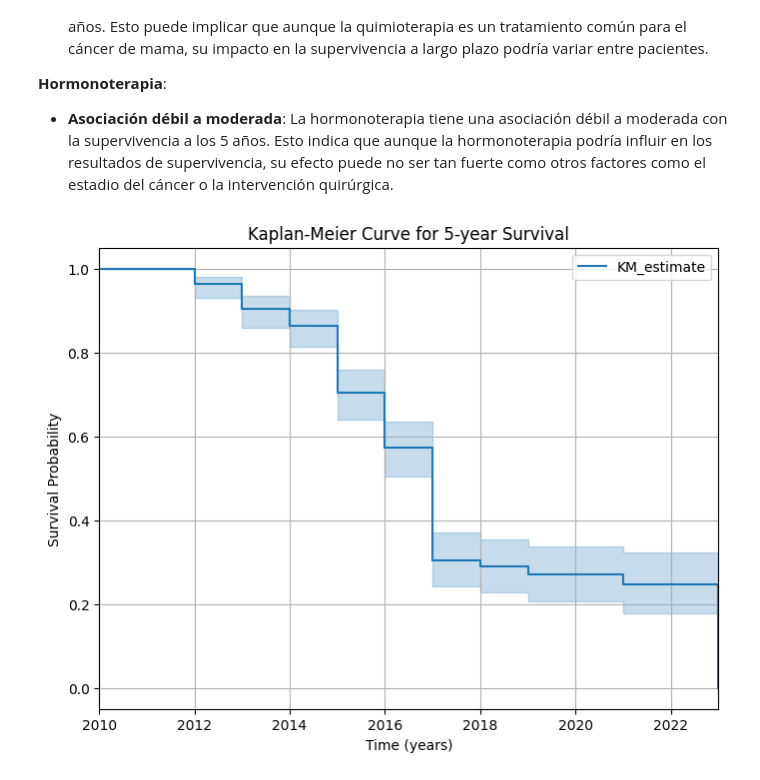
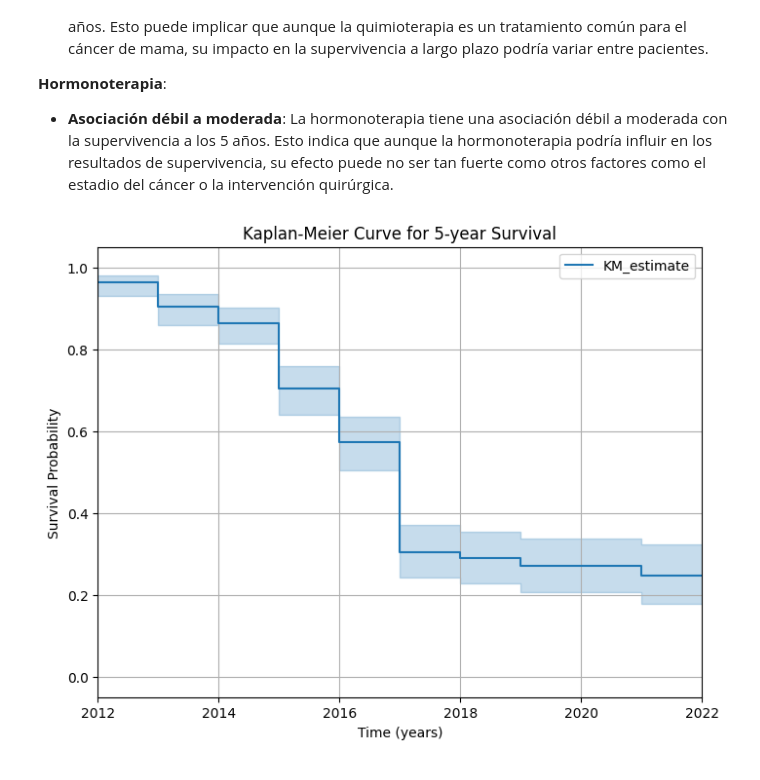
Before and after one commit to slesageq/Survivor_Analysis, a Jupyter notebook: analysis.ipynb, the cells around one changed output. Drawn from its saved outputs; the diff is of its cells as text; code cells hidden in the pictures.

Commit message:
additional K-M Plots

```diff
--- a/analysis.ipynb
+++ b/analysis.ipynb
@@ -1297,23 +1297,25 @@ Cramer's V Statstic: 0.14908810042332038
 # %%
 import pandas as pd
 import matplotlib.pyplot as plt
 from lifelines import KaplanMeierFitter
 
 # Encoding 5y_survival
 df['5y_survival'] = df['5y_survival'].map({'Sí': 1, 'No': 0})
+df['5y'] = df['Año del Caso'] + 5
+df['5y']
 
 # Fit Kaplan-Meier estimator
 kmf = KaplanMeierFitter()
 kmf.fit(df['Año del Caso'], event_observed=df['5y_survival'])
 
 # Plot Kaplan-Meier curve
 plt.figure(figsize=(8, 6))
 kmf.plot()
 plt.title('Kaplan-Meier Curve for 5-year Survival')
 plt.xlabel('Time (years)')
 plt.ylabel('Survival Probability')
-plt.xlim(2010, 2023)
+plt.xlim(2012, 2022)
 plt.grid(True)
 plt.show()
 # %% [output]
-[figure, old version]
+[figure, new version]
```
Also changed, not shown: parts of 3 cells of this notebook.
